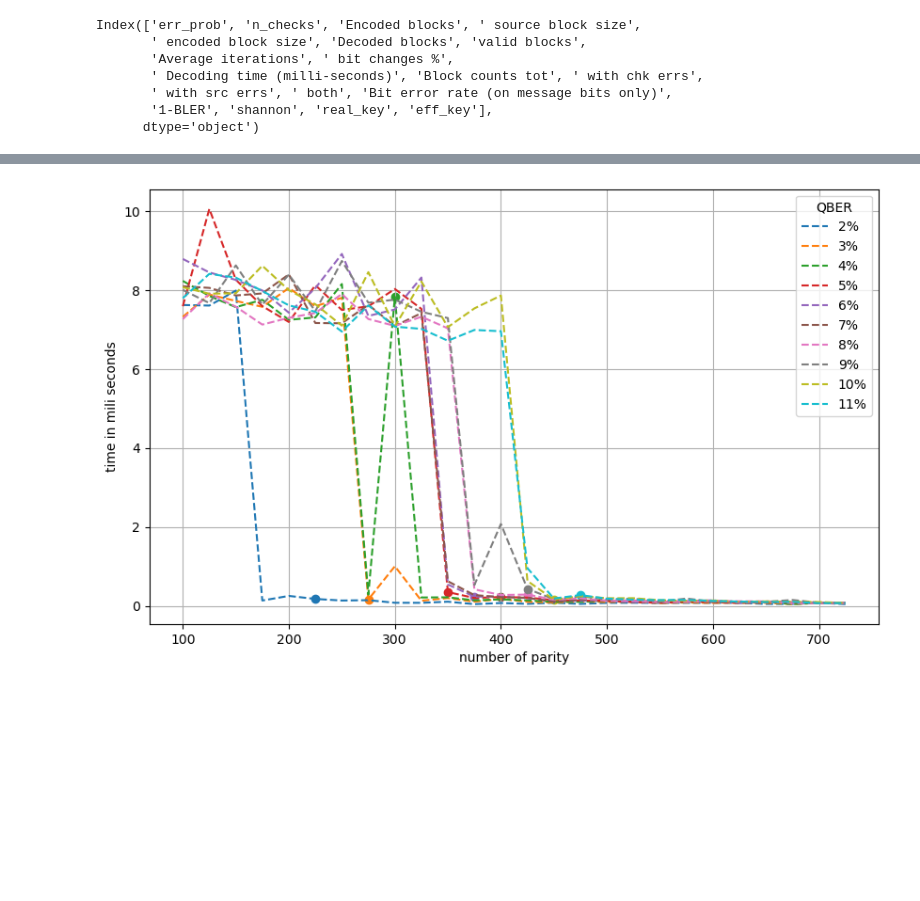
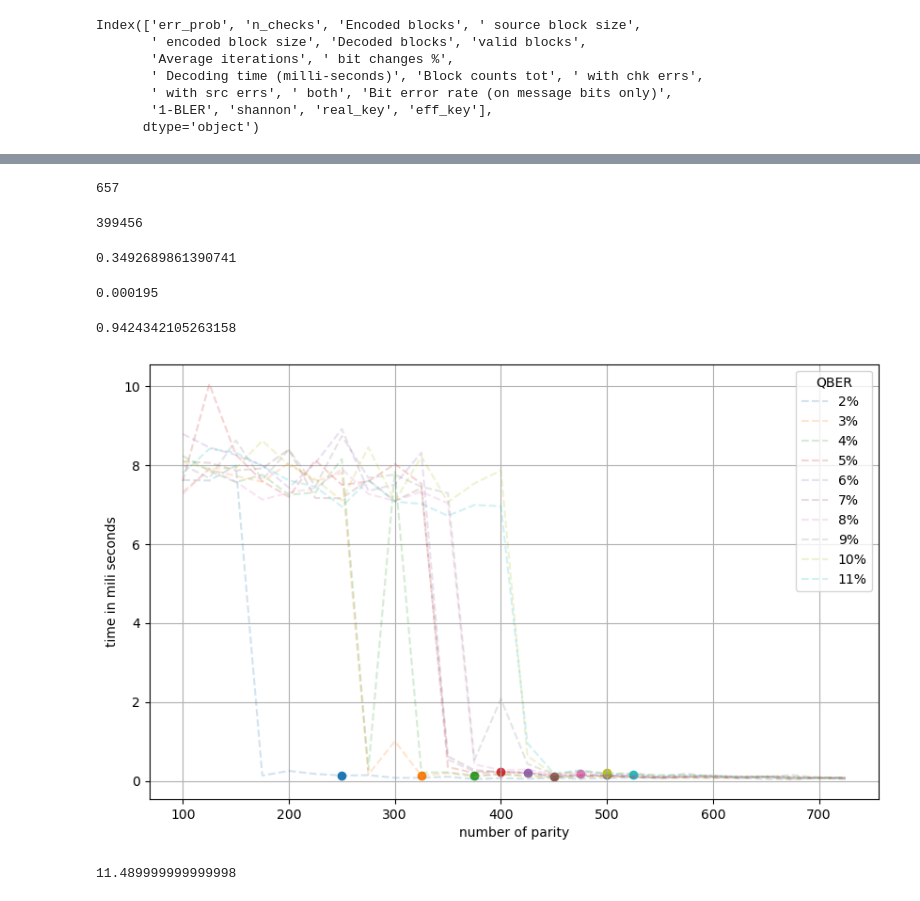
Before and after one commit to YugantM/LDPC_QKD, a Jupyter notebook: Untitled.ipynb, the cells around one changed output, grey strips where cells are left out. Drawn from its saved outputs; the diff is of its cells as text; code cells hidden in the pictures; blank space fills up the shorter version.

```diff
--- a/Untitled.ipynb
+++ b/Untitled.ipynb
@@ -8,9 +8,9 @@ import numpy as np
 import matplotlib.pyplot as plt
 # %%
 main_res = []
-for err_prob in np.arange(0.02,0.115,0.01):
+for err_prob in np.arange(0.02,0.115,0.01)[:1]:
 
-    for checks in range(100,750,25):
+    for checks in range(100,750,25)[:1]:
 
         err_prob = round(err_prob,3)
 
@@ -53,4 +37,4 @@ for err_prob in np.arange(0.02,0.115,0.01):
 # %%
 mainframe = pd.DataFrame(main_res)
 # %%
-mainframe
+mainframe = pd.read_csv('data.csv')
@@ -97,7 +67,7 @@ for x,y in mainframe.groupby('err_prob'):
     #print(x,y)
     plt.plot(y['n_checks'],y['eff_key'],'--',label = "{}%".format(round(100*x)))
 
-for a,b in mainframe[mainframe['1-BLER']>=0.90].groupby('err_prob'):
+for a,b in mainframe[mainframe['1-BLER']>=0.95].groupby('err_prob'):
     ana = b.sort_values('n_checks').head(1)
 
     a = ana['eff_key'].tolist()[0]
@@ -123,23 +97,47 @@ Index(['err_prob', 'n_checks', 'Encoded blocks', ' source block size',
+# %%
+1000-343
+# %% [output]
+657
+# %%
+(1000-343)*608
+# %% [output]
+399456
+# %%
+(573/608)* (1-entropy(0.05)-343/1000)
+# %% [output]
+0.3492689861390741
+# %%
+0.195/1000
+# %% [output]
+0.000195
+# %%
+573/608
+# %% [output]
+0.9424342105263158
 # %%
 plt.figure(figsize=(10,6))
 
 plt.xlabel('number of parity')
 plt.ylabel('time in mili seconds')
 for x,y in mainframe.groupby('err_prob'):
 
     #print(x,y)
-    plt.plot(y['n_checks'],y[' Decoding time (milli-seconds)'],'--',label = "{}%".format(round(100*x)))
+    plt.plot(y['n_checks'],y[' Decoding time (milli-seconds)'],'--',label = "{}%".format(round(100*x)),alpha=0.2)
 
-for a,b in mainframe[mainframe['1-BLER']>=0.90].groupby('err_prob'):
+for a,b in mainframe[mainframe['1-BLER']>=1].groupby('err_prob'):
     ana = b.sort_values('n_checks').head(1)
 
     a = ana[' Decoding time (milli-seconds)'].tolist()[0]
     b = ana['n_checks'].tolist()[0]
     #print()
     plt.scatter(b,a)
 
 plt.legend(title='QBER')
 plt.grid()
 plt.show()
 # %% [output]
-[figure, old version]
+[figure, new version]
+# %%
+x
+# %% [output]
+11.489999999999998
```
Also changed, not shown: parts of 4 cells of this notebook, 6 other files.
